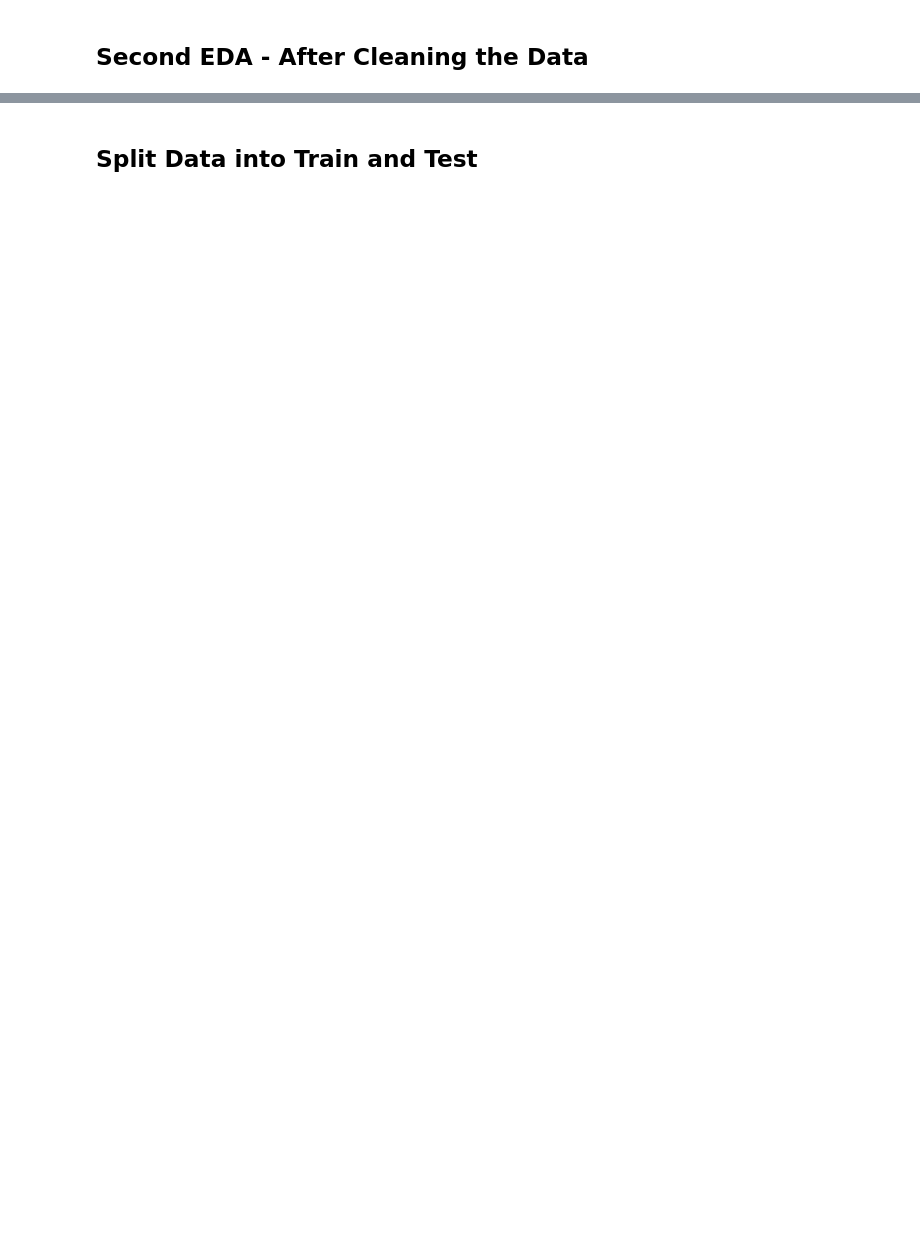
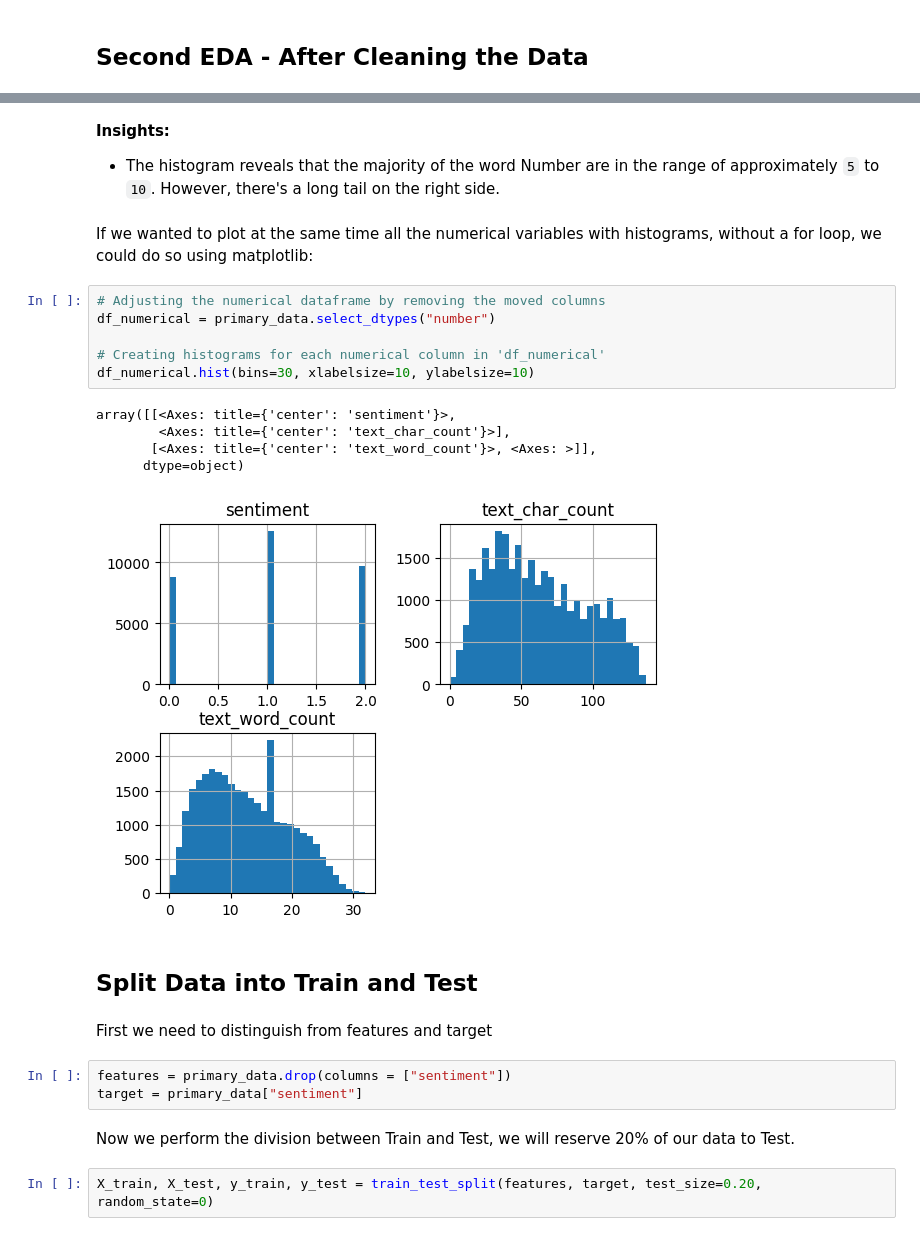
Before and after one commit to mahshid1373/Final_Project, a Jupyter notebook: main.ipynb, the cells around one changed output, grey strips where cells are left out. Drawn from its saved outputs; the diff is of its cells as text; blank space fills up the shorter version.

```diff
--- a/main.ipynb
+++ b/main.ipynb
@@ -184,2 +285,28 @@ primary_data.head()
+# %% [markdown]
+**Insights:**
+- The histogram reveals that the majority of the word Number are in the range of approximately `5` to `10`. However, there's a long tail on the right side.
+# %% [markdown]
+If we wanted to plot at the same time all the numerical variables with histograms, without a for loop, we could do so using matplotlib:
+# %%
+# Adjusting the numerical dataframe by removing the moved columns
+df_numerical = primary_data.select_dtypes("number")
+
+# Creating histograms for each numerical column in 'df_numerical'
+df_numerical.hist(bins=30, xlabelsize=10, ylabelsize=10)
+# %% [output]
+array([[<Axes: title={'center': 'sentiment'}>,
+        <Axes: title={'center': 'text_char_count'}>],
+       [<Axes: title={'center': 'text_word_count'}>, <Axes: >]],
+      dtype=object)
+[figure, added]
 # %% [markdown]
 ## Split Data into Train and Test
+# %% [markdown]
+First we need to distinguish from features and target
+# %%
+features = primary_data.drop(columns = ["sentiment"])
+target = primary_data["sentiment"]
+# %% [markdown]
+Now we perform the division between Train and Test, we will reserve 20% of our data to Test.
+# %%
+X_train, X_test, y_train, y_test = train_test_split(features, target, test_size=0.20, random_state=0)
```
Also changed, not shown: parts of 28 cells of this notebook.
